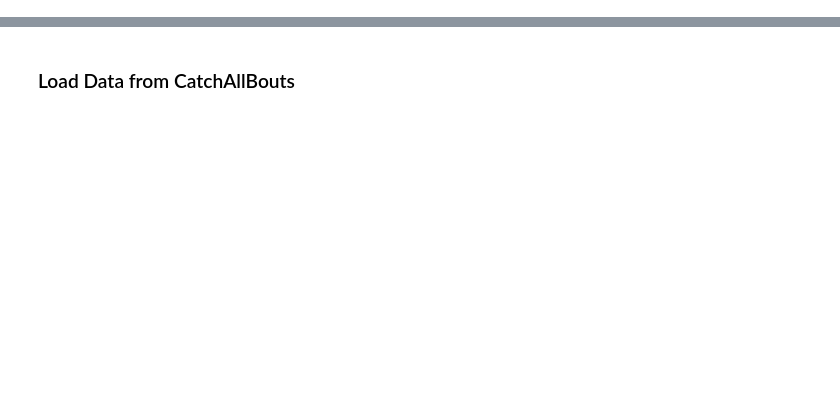
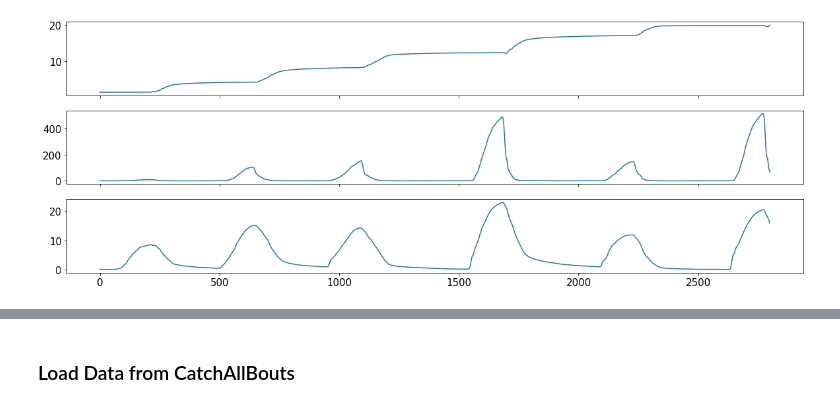
Before and after one commit to orger-lab/megabouts, a Jupyter notebook: megabouts/super_resolution_pipeline.ipynb, the cells around one changed output, grey strips where cells are left out. Drawn from its saved outputs; the diff is of its cells as text; code cells hidden in the pictures; blank space fills up the shorter version.

```diff
--- a/megabouts/super_resolution_pipeline.ipynb
+++ b/megabouts/super_resolution_pipeline.ipynb
@@ -122,0 +205,10 @@ print(traj_speed.shape)
+# %%
+IdSt = np.random.randint(tmp.shape[0])
+Duration = 700*4
+fig, ax = plt.subplots(3,figsize=(20,7),sharex=True)
+ax[0].plot(traj[IdSt:IdSt+Duration,0])
+ax[1].plot(np.prod(displacement[IdSt:IdSt+Duration,:],axis=1))
+ax[2].plot(np.linalg.norm(displacement[IdSt:IdSt+Duration,:],axis=1))
+plt.show()
+# %% [output]
+[figure, added]
```
Also changed, not shown: parts of 65 cells of this notebook, 2 other files.
